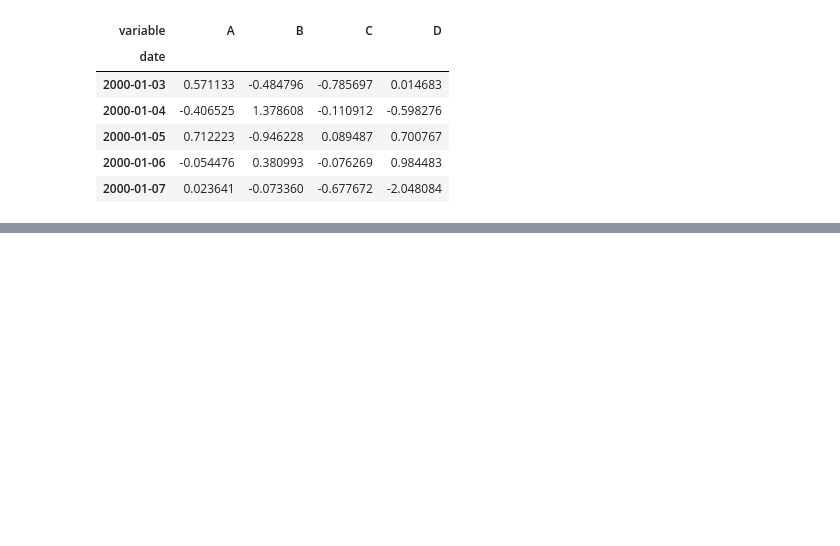
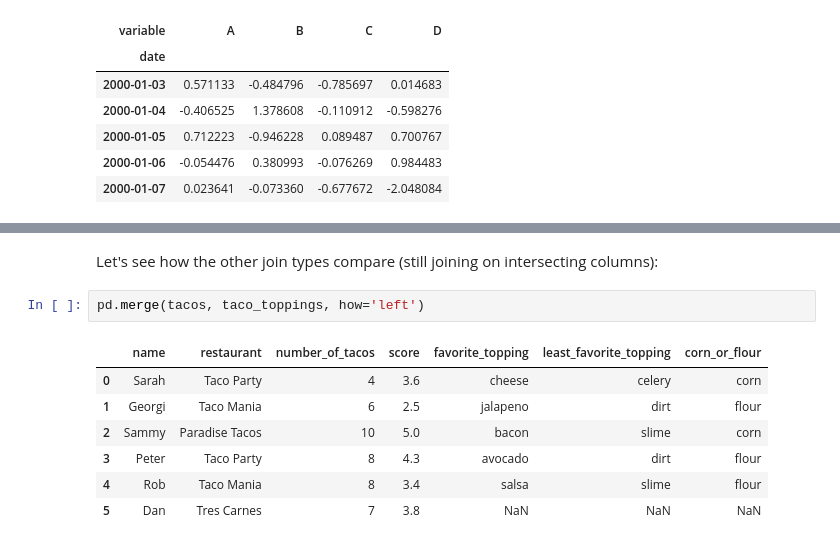
Before and after one commit to bleemsz/thw_intro_pandas, a Jupyter notebook: intro_pandas.ipynb, the cells around one changed output, grey strips where cells are left out. Cells and saved outputs as stored; diff of their text form; blank space fills up the shorter version.

```diff
--- a/intro_pandas.ipynb
+++ b/intro_pandas.ipynb
@@ -729,0 +795,12 @@ df
+# %% [markdown]
+Let's see how the other join types compare (still joining on intersecting columns):
+# %%
+pd.merge(tacos, taco_toppings, how='left')
+# %% [output]
+|  | name | restaurant | number_of_tacos | score | favorite_topping | least_favorite_topping | corn_or_flour |
+| 0 | Sarah | Taco Party | 4 | 3.6 | cheese | celery | corn |
+| 1 | Georgi | Taco Mania | 6 | 2.5 | jalapeno | dirt | flour |
+| 2 | Sammy | Paradise Tacos | 10 | 5.0 | bacon | slime | corn |
+| 3 | Peter | Taco Party | 8 | 4.3 | avocado | dirt | flour |
+| 4 | Rob | Taco Mania | 8 | 3.4 | salsa | slime | flour |
+| 5 | Dan | Tres Carnes | 7 | 3.8 | NaN | NaN | NaN |
```
Also changed, not shown: parts of 48 cells of this notebook, 3 other files.
